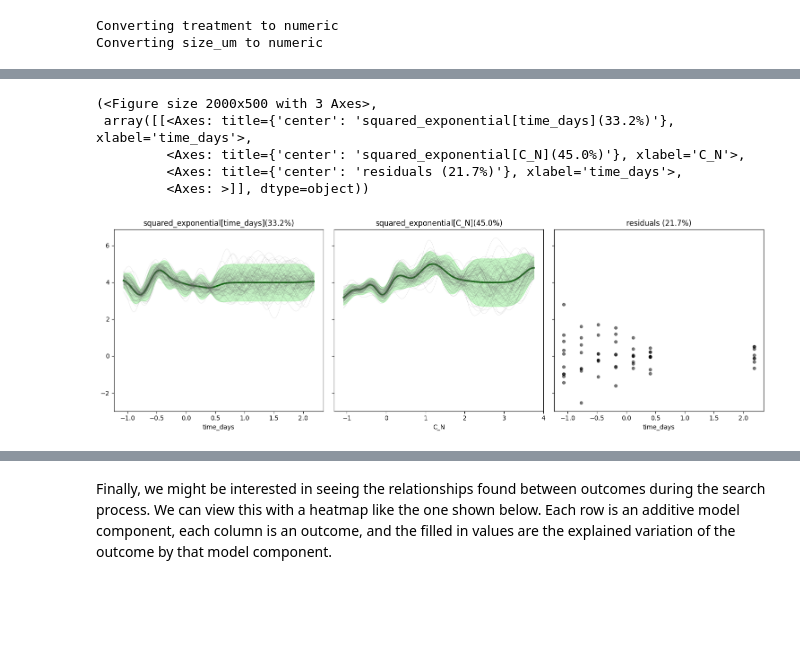
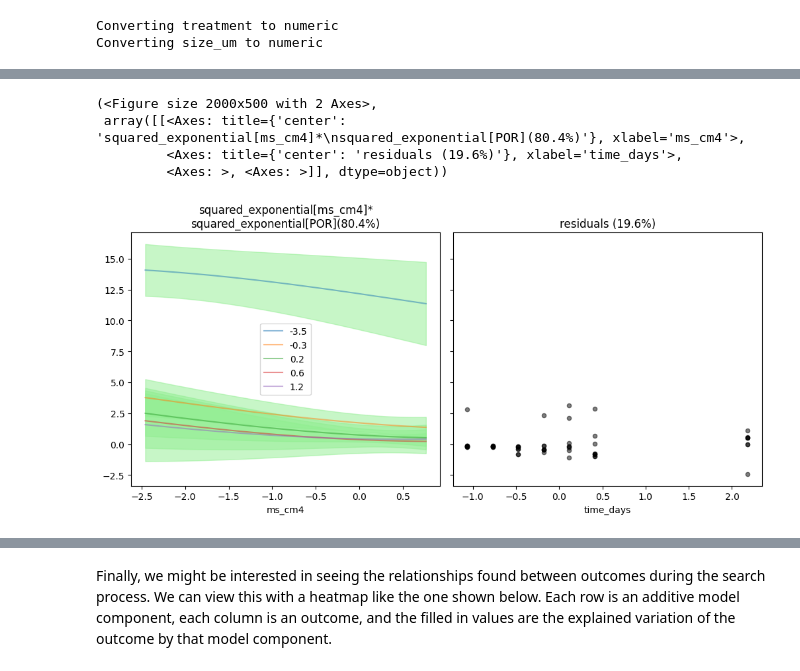
Before and after one commit to omicsEye/waveome, a Jupyter notebook: examples/Marine_microbiome/16S_environment_microbiome_antibiotic_treatments.ipynb, the cells around one changed output, grey strips where cells are left out. Cells and saved outputs as stored; diff of their text form; code cells hidden in the pictures; blank space fills up the shorter version.

```diff
--- a/examples/Marine_microbiome/16S_environment_microbiome_antibiotic_treatments.ipynb
+++ b/examples/Marine_microbiome/16S_environment_microbiome_antibiotic_treatments.ipynb
@@ -158,7 +215,7 @@ sam_table = sam_table.drop(columns=['sample_ID', 'sample_ID', 'dna_extraction_ID
 # %%
 gps = GPSearch(X=sam_table,
-                Y=otu_table,
-                #unit_col='sample_ID',
+                Y=otu_table.iloc[:,0:10].astype(float),
+                # unit_col='sample_ID',
                 categorical_vars=['treatment', 'size_um'],
                 outcome_likelihood= 'gaussian')#'poisson')
 # %% [output]
@@ -168,12 +225,9 @@ Converting size_um to numeric
 gps.run_search(
     random_seed=9102
 )
-with open('Project/gps_output.pkl', 'wb') as f:
+with open('/Users/rahlab/Downloads/gps_output.pkl', 'wb') as f:
     pickle.dump(gps, f)
-# %%
-with open('Project/gps_output.pkl', 'wb') as f:
-    pickle.dump(gps, f)
 # %%
-with open('Project/gps_output.pkl', 'rb') as f:
+with open('/Users/rahlab/Downloads/gps_output.pkl', 'rb') as f:
     gps = pickle.load(f)
 # %%
@@ -181,13 +239,12 @@ gps.plot_heatmap(var_cutoff=0.1)
 # %%
 gps.plot_parts(
-    out_label='ASV1',
+    out_label='ASV9',
     x_axis_label='time_days',
     #unit_label=0
 )
 # %% [output]
-(<Figure size 2000x500 with 3 Axes>,
- array([[<Axes: title={'center': 'squared_exponential[time_days](33.2%)'}, xlabel='time_days'>,
-         <Axes: title={'center': 'squared_exponential[C_N](45.0%)'}, xlabel='C_N'>,
-         <Axes: title={'center': 'residuals (21.7%)'}, xlabel='time_days'>,
-         <Axes: >]], dtype=object))
+(<Figure size 2000x500 with 2 Axes>,
+ array([[<Axes: title={'center': 'squared_exponential[ms_cm4]*\nsquared_exponential[POR](80.4%)'}, xlabel='ms_cm4'>,
+         <Axes: title={'center': 'residuals (19.6%)'}, xlabel='time_days'>,
+         <Axes: >, <Axes: >]], dtype=object))
-[figure, old version]
+[figure, new version]
```
Also changed, not shown: parts of 12 cells of this notebook.
